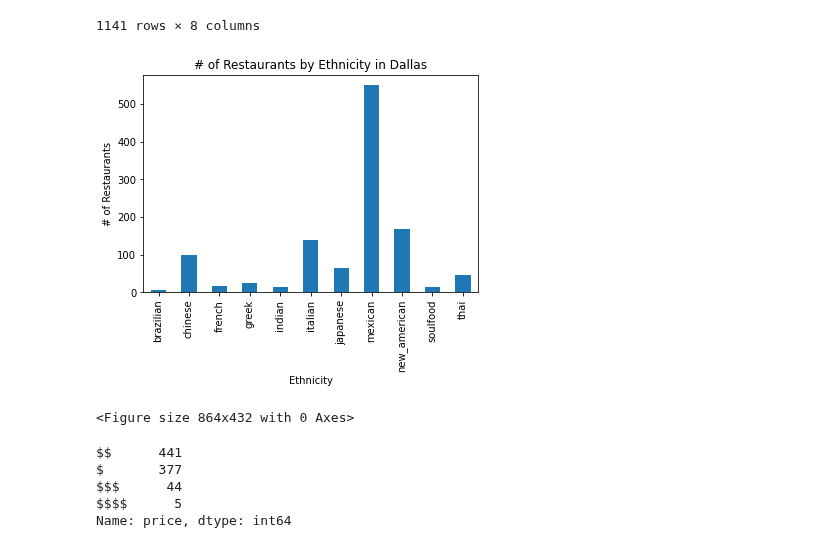
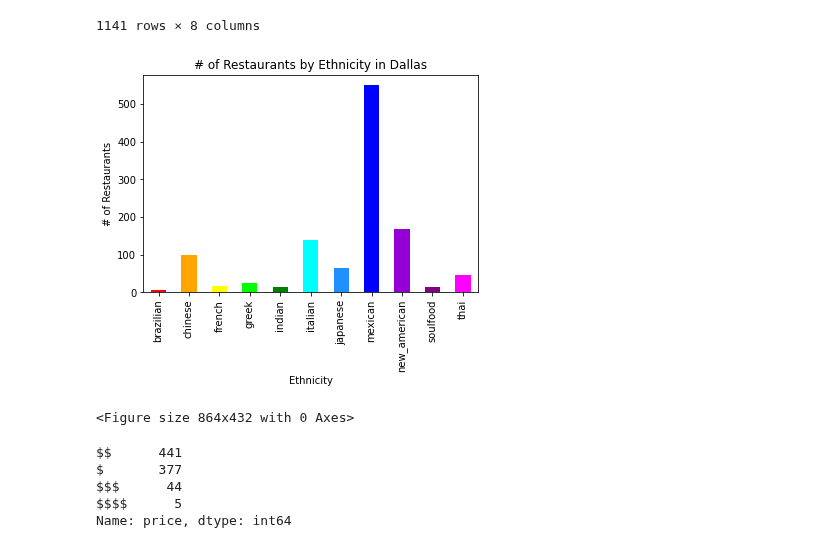
Before and after one commit to DPintacasi/teamcobra_project1, a Jupyter notebook: Scripts/city_visualizations.ipynb, the cells around one changed output. Cells and saved outputs as stored; diff of their text form; code cells hidden in the pictures.

```diff
--- a/Scripts/city_visualizations.ipynb
+++ b/Scripts/city_visualizations.ipynb
@@ -35,19 +34,23 @@ dallas_yelp
 # %%
 dallas_ethnicity_sums = dallas_yelp["ethnicity"].value_counts()
+# %%
+ethnicity_colors=['red', 'orange', 'yellow', 'lime', 'green', 'cyan', 'dodgerblue', 'blue', 'darkviolet', 'purple', 'magenta']
 # %%
 ethnic_groups = dallas_yelp.groupby("ethnicity")
 ethnic_counts = ethnic_groups['ethnicity'].count()
-#colors=['crimson', 'red', 'orangered', 'darkorange', 'orange', 'gold', 'yellow', 'lime', 'cyan', 'dodgerblue', 'blue', 'darkviolet', 'purple']
-dallas_ethnic_bar = ethnic_counts.plot(kind='bar')
+
+#my_cmap = cm.get_cmap('plasma')
+dallas_ethnic_bar = ethnic_counts.plot(kind='bar', color=ethnicity_colors)
+                                       #color=[plt.cm.plasma(np.arange(len(dallas_ethnicity_sums)))])
 dallas_ethnic_bar.set_title("# of Restaurants by Ethnicity in Dallas")
 dallas_ethnic_bar.set_xlabel("Ethnicity")
 dallas_ethnic_bar.set_ylabel("# of Restaurants")
-# #plt.savefig("./Output/Data/DallasYelpBar.png")
+plt.savefig("./Output/Charts/DallasYelpBar.png")
 plt.figure(figsize=(12,6))
 plt.tight_layout()
 plt.show()
 # %% [output]
-[figure, old version]
+[figure, new version]
 <Figure size 864x432 with 0 Axes>
 # %%
 price_groups = dallas_yelp["price"].value_counts()
```
Also changed, not shown: parts of 43 cells of this notebook.
